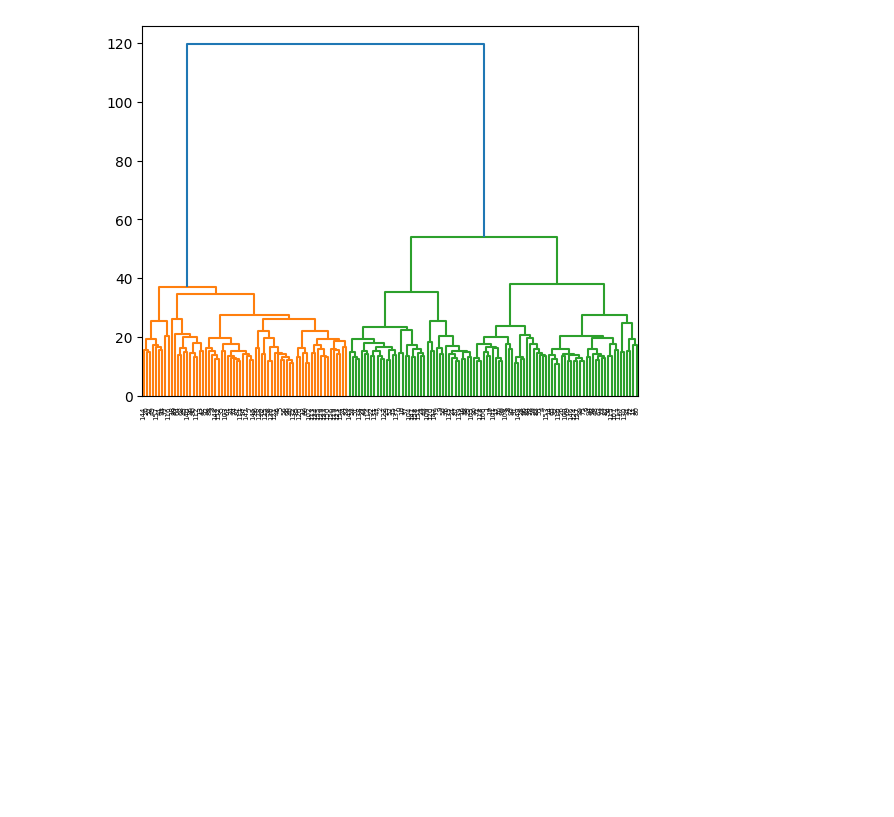
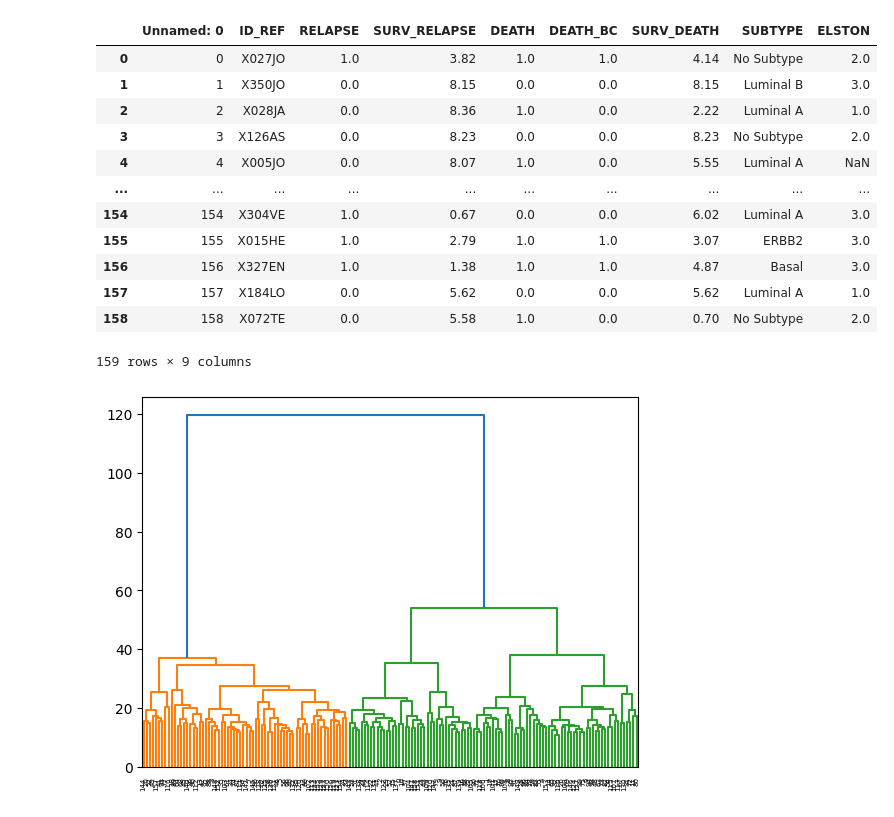
Before and after one commit to ThomasJon196/GeneClustering, a Jupyter notebook: hierarchical_clustering.ipynb, the cells around one changed output. Saved outputs shown, nothing was run; the diff lists cells and outputs as text; code cells hidden in the pictures; blank space fills up the shorter version.

```diff
--- a/hierarchical_clustering.ipynb
+++ b/hierarchical_clustering.ipynb
@@ -1,13 +1,28 @@
 # %%
 import numpy as np
 import matplotlib.pyplot as plt
 from scipy.cluster.hierarchy import dendrogram, linkage, cut_tree
 import pandas as pd
 
 df_stat = pd.read_csv("~/Documents/Studies/Modules/DatenanalyseLifeScience/Tasks/GeneClustering/resources/pawitan-death-stat.csv")
 df_genes = pd.read_csv("~/Documents/Studies/Modules/DatenanalyseLifeScience/Tasks/GeneClustering/resources/pawitan-gene-expr.csv")
 
 data = df_genes.iloc[:, 2:]
+df_stat
+# %% [output]
+|  | Unnamed: 0 | ID_REF | RELAPSE | SURV_RELAPSE | DEATH | DEATH_BC | SURV_DEATH | SUBTYPE | ELSTON |
+| 0 | 0 | X027JO | 1.0 | 3.82 | 1.0 | 1.0 | 4.14 | No Subtype | 2.0 |
+| 1 | 1 | X350JO | 0.0 | 8.15 | 0.0 | 0.0 | 8.15 | Luminal B | 3.0 |
+| 2 | 2 | X028JA | 0.0 | 8.36 | 1.0 | 0.0 | 2.22 | Luminal A | 1.0 |
+| 3 | 3 | X126AS | 0.0 | 8.23 | 0.0 | 0.0 | 8.23 | No Subtype | 2.0 |
+| 4 | 4 | X005JO | 0.0 | 8.07 | 1.0 | 0.0 | 5.55 | Luminal A | NaN |
+| ... | ... | ... | ... | ... | ... | ... | ... | ... | ... |
+| 154 | 154 | X304VE | 1.0 | 0.67 | 0.0 | 0.0 | 6.02 | Luminal A | 3.0 |
+| 155 | 155 | X015HE | 1.0 | 2.79 | 1.0 | 1.0 | 3.07 | ERBB2 | 3.0 |
+| 156 | 156 | X327EN | 1.0 | 1.38 | 1.0 | 1.0 | 4.87 | Basal | 3.0 |
+| 157 | 157 | X184LO | 0.0 | 5.62 | 0.0 | 0.0 | 5.62 | Luminal A | 1.0 |
+| 158 | 158 | X072TE | 0.0 | 5.58 | 1.0 | 0.0 | 0.70 | No Subtype | 2.0 |
+159 rows × 9 columns
 # %%
 linkage_data = linkage(data.transpose(), method='ward', metric='euclidean')
 dendrogram(linkage_data)
```
Also changed, not shown: parts of 6 cells of this notebook, 2 other files.
